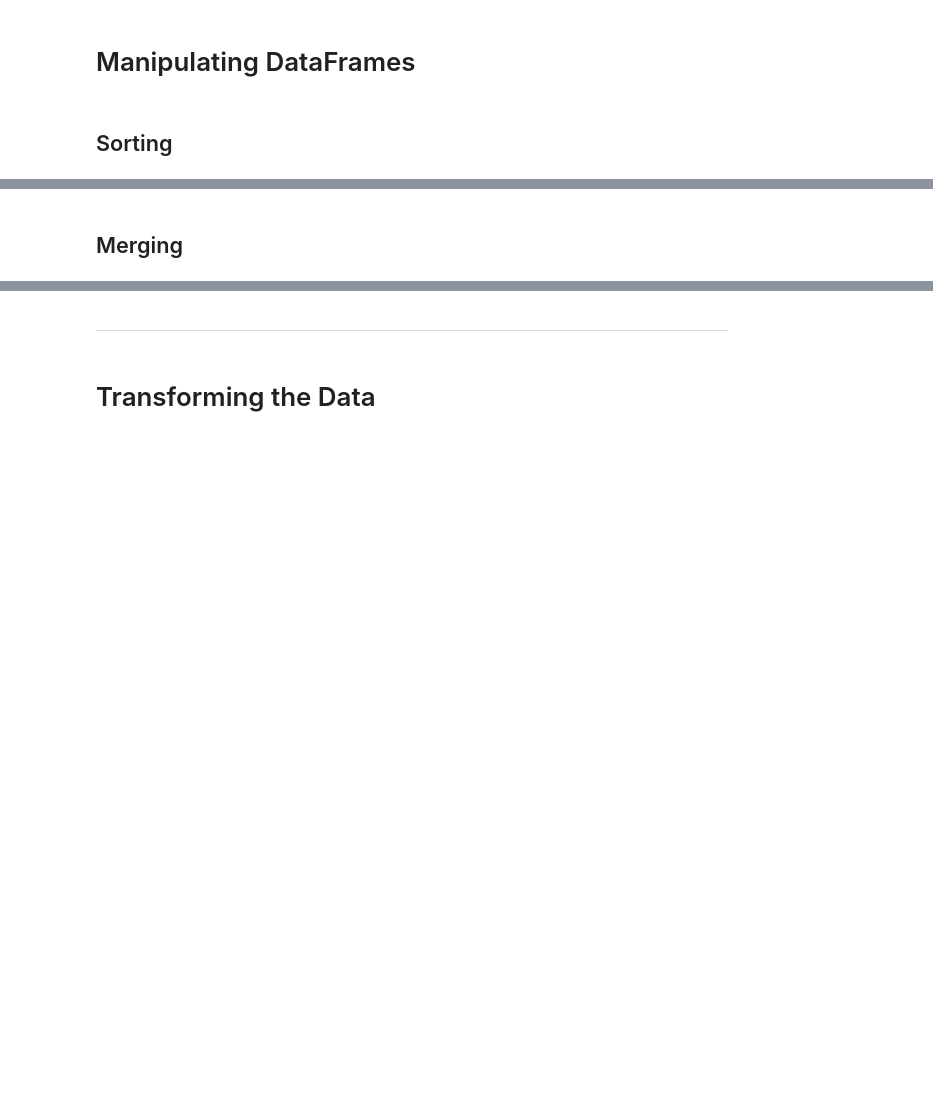
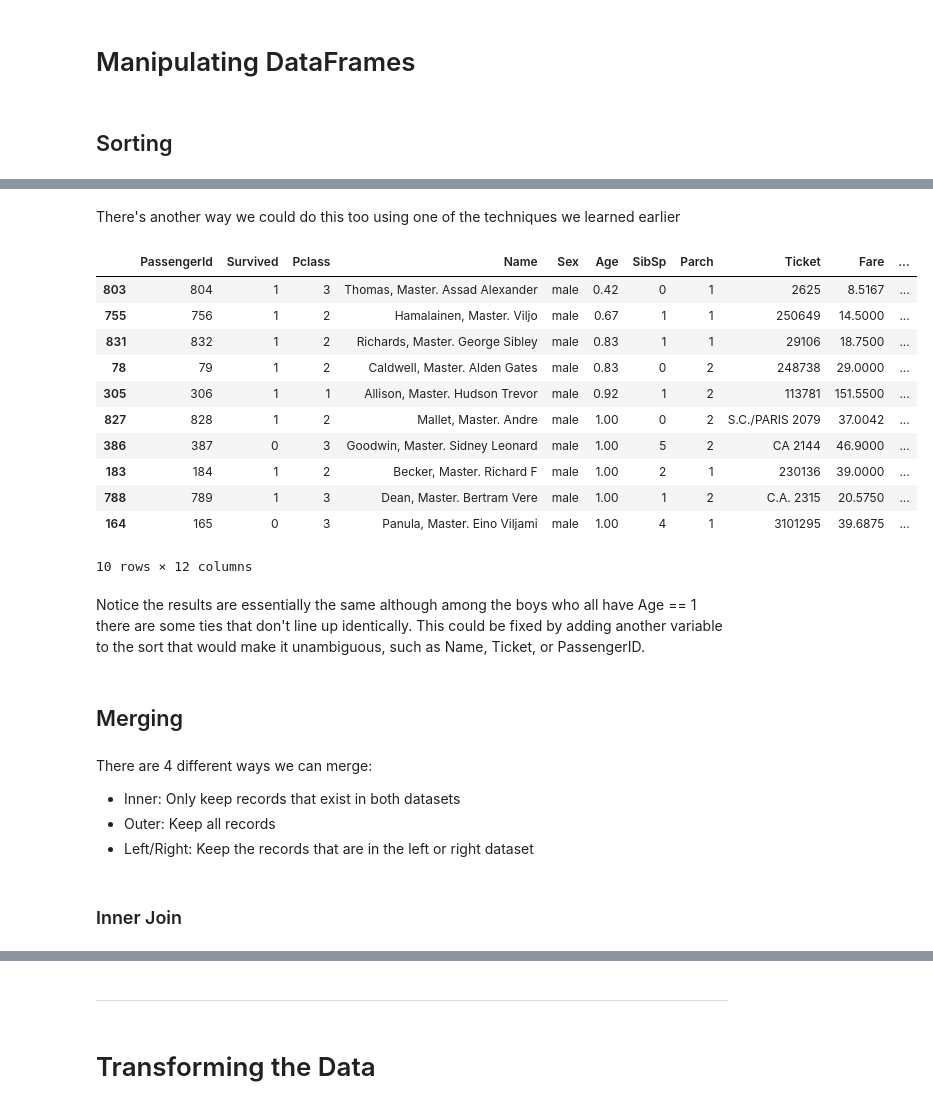
Before and after one commit to jackiekazil/intro_pandas, a Jupyter notebook: pandas_tutorial.ipynb, the cells around one changed output, grey strips where cells are left out. Cells and saved outputs as stored; diff of their text form; code cells hidden in the pictures; blank space fills up the shorter version.

```diff
--- a/pandas_tutorial.ipynb
+++ b/pandas_tutorial.ipynb
@@ -194,2 +259,26 @@ titanic[(titanic.Sex == 'female') & (titanic.Age < 5)]
+# %% [markdown]
+There's another way we could do this too using one of the techniques we learned earlier
+# %%
+titanic[titanic['Sex'] == 'male'].sort('Age')[0:10]
+# %% [output]
+|  | PassengerId | Survived | Pclass | Name | Sex | Age | SibSp | Parch | Ticket | Fare | ... |
+| 803 | 804 | 1 | 3 | Thomas, Master. Assad Alexander | male | 0.42 | 0 | 1 | 2625 | 8.5167 | ... |
+| 755 | 756 | 1 | 2 | Hamalainen, Master. Viljo | male | 0.67 | 1 | 1 | 250649 | 14.5000 | ... |
+| 831 | 832 | 1 | 2 | Richards, Master. George Sibley | male | 0.83 | 1 | 1 | 29106 | 18.7500 | ... |
+| 78 | 79 | 1 | 2 | Caldwell, Master. Alden Gates | male | 0.83 | 0 | 2 | 248738 | 29.0000 | ... |
+| 305 | 306 | 1 | 1 | Allison, Master. Hudson Trevor | male | 0.92 | 1 | 2 | 113781 | 151.5500 | ... |
+| 827 | 828 | 1 | 2 | Mallet, Master. Andre | male | 1.00 | 0 | 2 | S.C./PARIS 2079 | 37.0042 | ... |
+| 386 | 387 | 0 | 3 | Goodwin, Master. Sidney Leonard | male | 1.00 | 5 | 2 | CA 2144 | 46.9000 | ... |
+| 183 | 184 | 1 | 2 | Becker, Master. Richard F | male | 1.00 | 2 | 1 | 230136 | 39.0000 | ... |
+| 788 | 789 | 1 | 3 | Dean, Master. Bertram Vere | male | 1.00 | 1 | 2 | C.A. 2315 | 20.5750 | ... |
+| 164 | 165 | 0 | 3 | Panula, Master. Eino Viljami | male | 1.00 | 4 | 1 | 3101295 | 39.6875 | ... |
+10 rows × 12 columns
+# %% [markdown]
+Notice the results are essentially the same although among the boys who all have Age == 1 there are some ties that don't line up identically. This could be fixed by adding another variable to the sort that would make it unambiguous, such as Name, Ticket, or PassengerID.
 # %% [markdown]
 ## Merging
+# %% [markdown]
+There are 4 different ways we can merge:
+- Inner: Only keep records that exist in both datasets
+- Outer: Keep all records
+- Left/Right: Keep the records that are in the left or right dataset
@@ -195,0 +291,2 @@ titanic[(titanic.Sex == 'female') & (titanic.Age < 5)]
+# %% [markdown]
+### Inner Join
```
Also changed, not shown: parts of 23 cells of this notebook.
